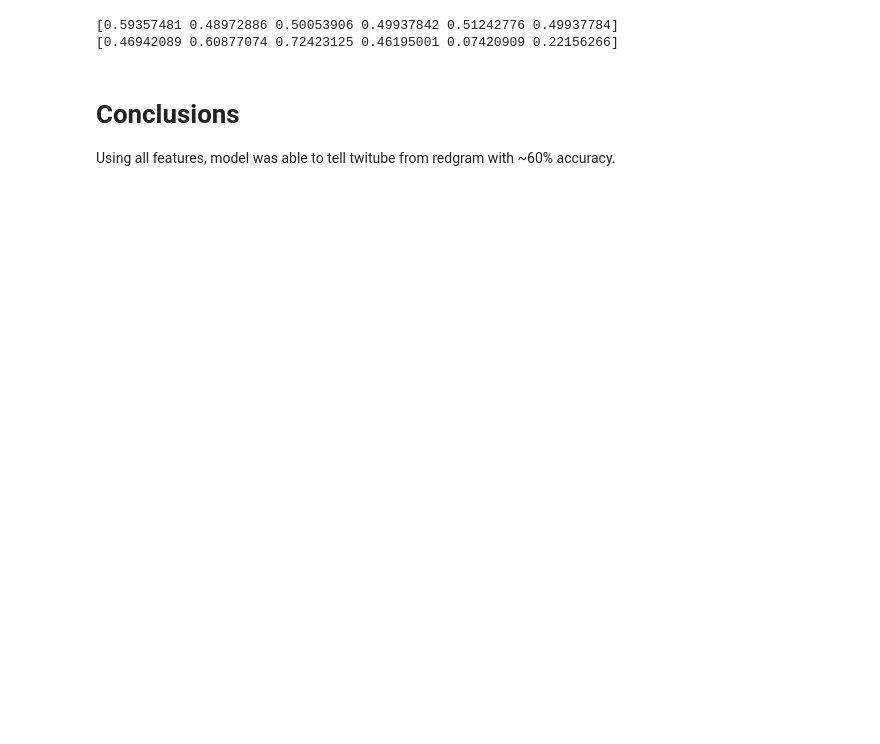
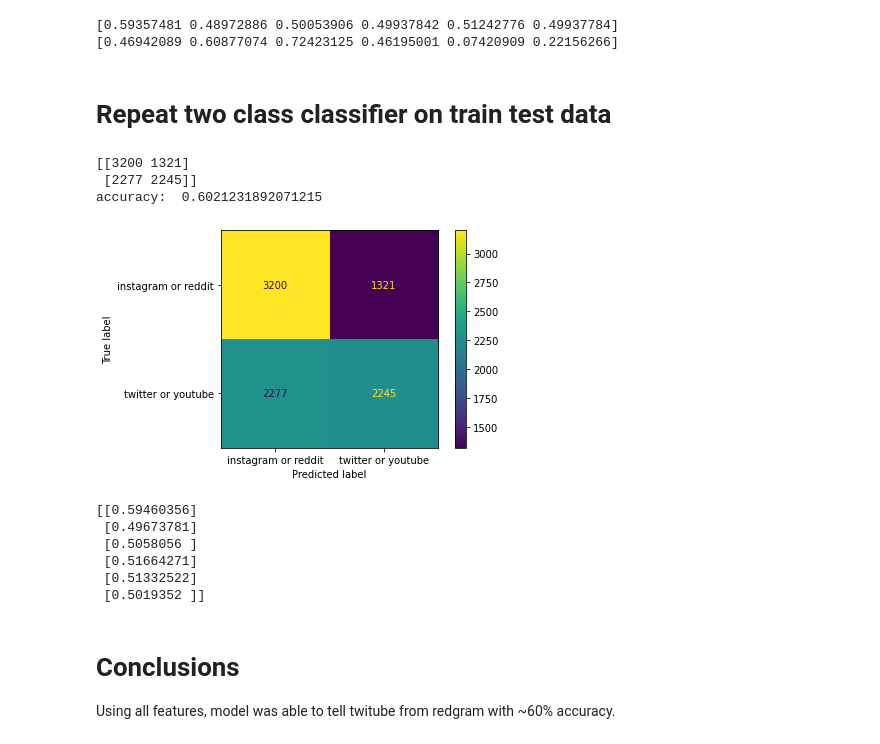
Before and after one commit to yang3410/cautious-octo-train, a Jupyter notebook: full/Logistic regression.ipynb, the cells around one changed output. Saved outputs shown, nothing was run; the diff lists cells and outputs as text; code cells hidden in the pictures; blank space fills up the shorter version.

```diff
--- a/full/Logistic regression.ipynb
+++ b/full/Logistic regression.ipynb
@@ -354,3 +426,5 @@ print(np.mean(recall,axis=0))
 # %% [output]
 [0.59357481 0.48972886 0.50053906 0.49937842 0.51242776 0.49937784]
 [0.46942089 0.60877074 0.72423125 0.46195001 0.07420909 0.22156266]
+# %% [markdown]
+# Repeat two class classifier on train test data
@@ -357,3 +485,55 @@ print(np.mean(recall,axis=0))
+# %%
+
+## Define the model
+log_reg = LogisticRegression(penalty='none')
+
+## fit the model
+log_reg = log_reg.fit(scaled_train[features].values, scaled_train.dum_twitube.values)
+
+## Make the prediction
+pred = log_reg.predict(scaled_test[features].values)
+## Record the accuracy on the holdout set
+log_reg_accs = accuracy_score(scaled_test.dum_twitube, pred)
+confusion_mat = confusion_matrix(scaled_test.dum_twitube, pred)
+print(confusion_mat)
+print('accuracy: ', log_reg_accs)
+
+cm_display = metrics.ConfusionMatrixDisplay(confusion_matrix = confusion_mat, display_labels=["instagram or reddit", "twitter or youtube"])
+cm_display.plot()
+plt.savefig('twogroup_logreg.png', dpi=300)
+plt.show()
+# %% [output]
+[[3200 1321]
+ [2277 2245]]
+accuracy:  0.6021231892071215
+[figure, added]
+# %%
+features = ['word_count', 'afinn', 'positivity_normalized', 'intensity_normalized', 'male_words', 'female_words']
+
+acc = np.zeros([6, 1])
+i = 0
+for feature in features:
+    ## Define the model
+    log_reg = LogisticRegression(penalty='none')
+
+    ## fit the model
+    log_reg = log_reg.fit(scaled_train[feature].values.reshape(-1, 1), scaled_train.dum_twitube.values)
+
+    ## Make the prediction
+    pred = log_reg.predict(scaled_test[feature].values.reshape(-1, 1))
+    ## Record the accuracy on the holdout set
+    acc[i] = accuracy_score(scaled_test.dum_twitube, pred)
+
+    i += 1
+
+print(acc)
+# %% [output]
+[[0.59460356]
+ [0.49673781]
+ [0.5058056 ]
+ [0.51664271]
+ [0.51332522]
+ [0.5019352 ]]
 # %% [markdown]
 # Conclusions
 Using all features, model was able to tell twitube from redgram with ~60% accuracy.
```
Also changed, not shown: parts of 10 cells of this notebook, 2 other files.
